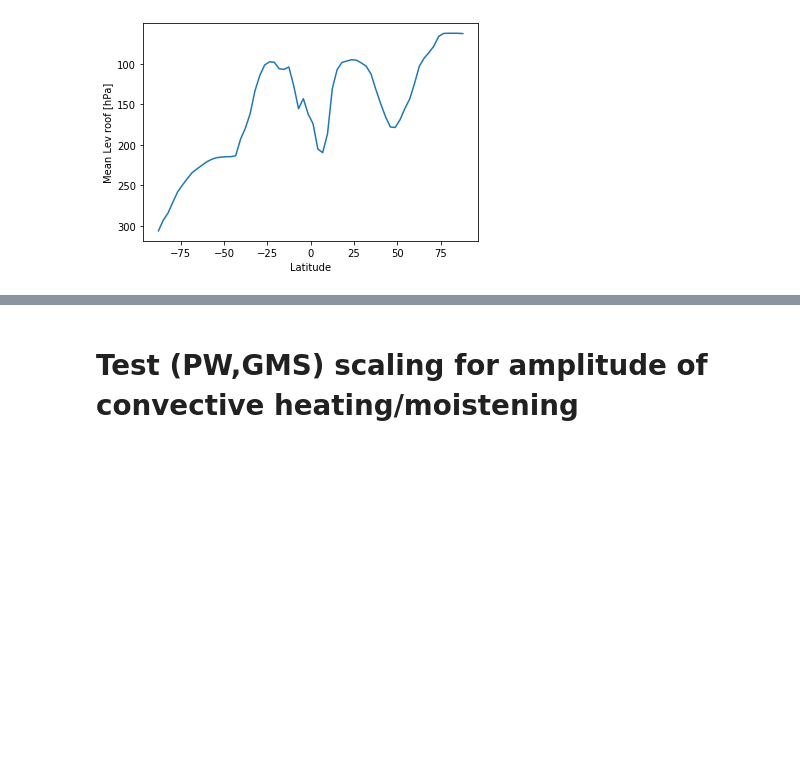
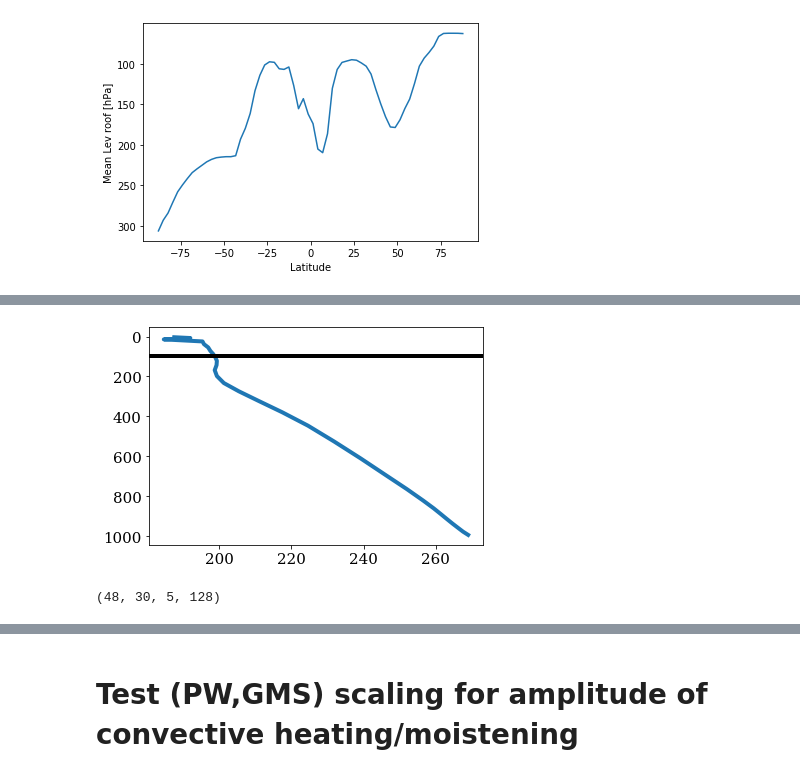
Before and after one commit to wallingTACC/CBRAIN-CAM, a Jupyter notebook: notebooks/tbeucler_devlog/044_Climate_invariant_analysis_output_scaling.ipynb, the cells around one changed output, grey strips where cells are left out. Cells and saved outputs as stored; diff of their text form; code cells hidden in the pictures; blank space fills up the shorter version.

```diff
--- a/notebooks/tbeucler_devlog/044_Climate_invariant_analysis_output_scaling.ipynb
+++ b/notebooks/tbeucler_devlog/044_Climate_invariant_analysis_output_scaling.ipynb
@@ -230,0 +308,6 @@ Text(0, 0.5, 'Mean Lev roof [hPa]')
+# %%
+plt.plot(np.mean(datam4K.TAP.values[:,:,-5:,:],axis=(0,2,3)),datam4K.lev)
+plt.axhline(y=np.mean(lev_roof_m4[:,-5:,:],axis=(0,1,2)),color='k')
+plt.gca().invert_yaxis()
+# %% [output]
+[figure, added]
@@ -230,0 +316,4 @@ Text(0, 0.5, 'Mean Lev roof [hPa]')
+# %%
+T_NP.shape
+# %% [output]
+(48, 30, 5, 128)
```
Also changed, not shown: parts of 15 cells of this notebook.
